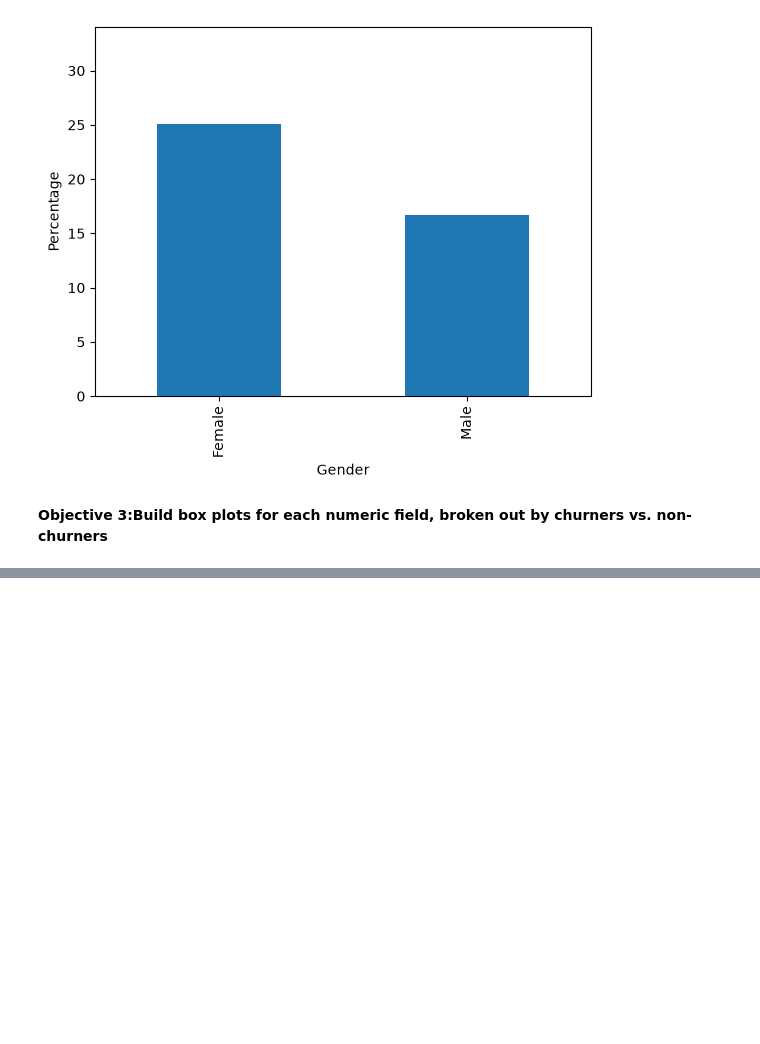
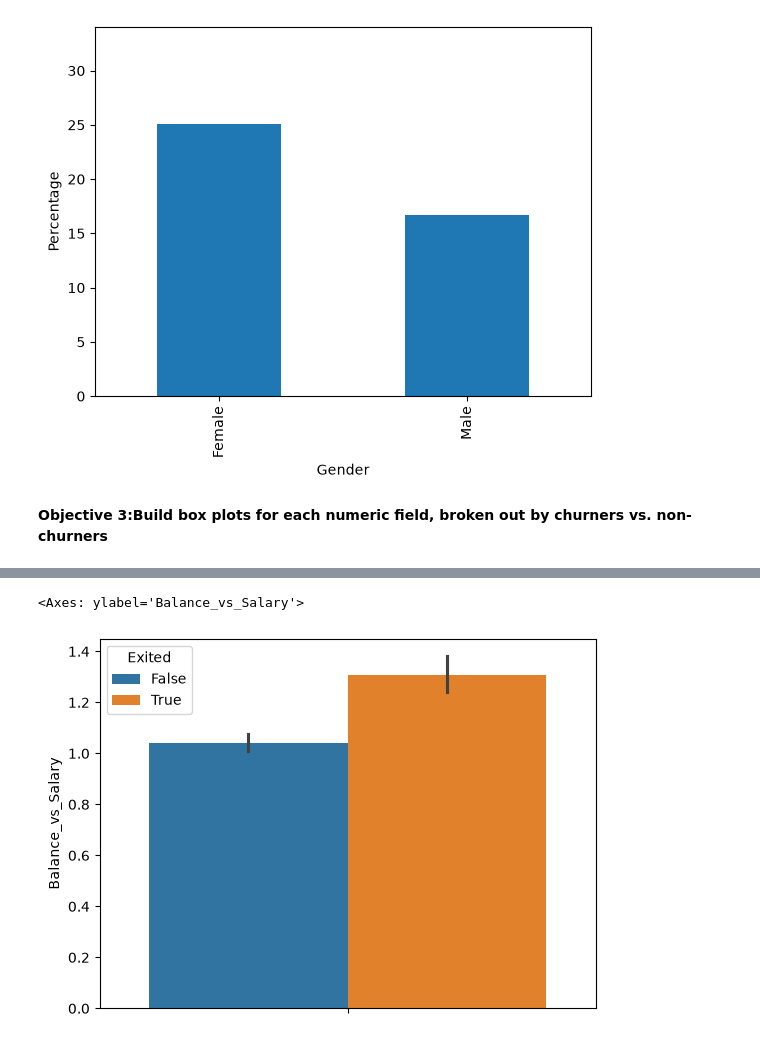
Before and after one commit to iliyanHHabibo/Bank-Customer-Churn, a Jupyter notebook: Bank_churn.ipynb, the cells around one changed output, grey strips where cells are left out. Saved outputs shown, nothing was run; the diff lists cells and outputs as text; code cells hidden in the pictures; blank space fills up the shorter version.

```diff
--- a/Bank_churn.ipynb
+++ b/Bank_churn.ipynb
@@ -174,0 +254,5 @@ plt.show()
+# %%
+sns.barplot(data=left_join_info.query('Balance_vs_Salary < 10'), y='Balance_vs_Salary', hue='Exited')
+# %% [output]
+<Axes: ylabel='Balance_vs_Salary'>
+[figure, added]
```
Also changed, not shown: parts of 12 cells of this notebook.
